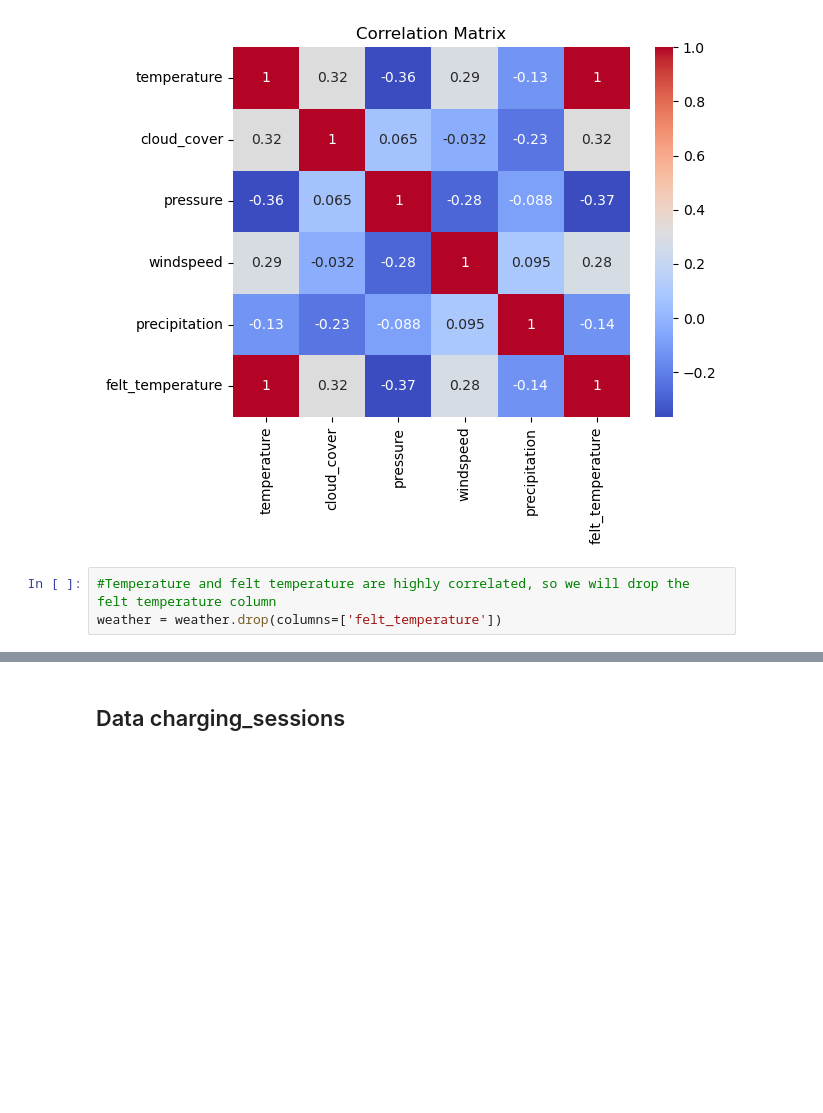
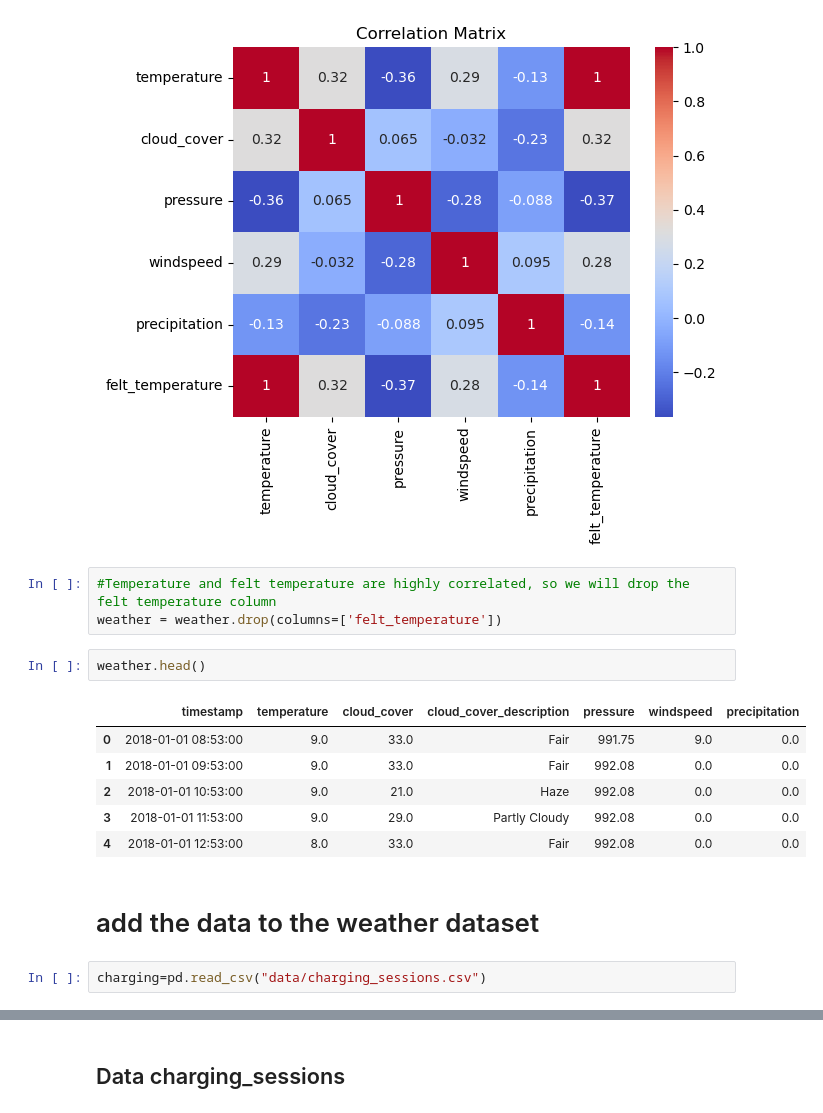
Before and after one commit to JanRkck/AA24, a Jupyter notebook: merged_notebook.ipynb, the cells around one changed output, grey strips where cells are left out. Drawn from its saved outputs; the diff is of its cells as text; blank space fills up the shorter version.

```diff
--- a/merged_notebook.ipynb
+++ b/merged_notebook.ipynb
@@ -352,3 +352,16 @@ plt.show()
 # %%
 #Temperature and felt temperature are highly correlated, so we will drop the felt temperature column
 weather = weather.drop(columns=['felt_temperature'])
+# %%
+weather.head()
+# %% [output]
+|  | timestamp | temperature | cloud_cover | cloud_cover_description | pressure | windspeed | precipitation |
+| 0 | 2018-01-01 08:53:00 | 9.0 | 33.0 | Fair | 991.75 | 9.0 | 0.0 |
+| 1 | 2018-01-01 09:53:00 | 9.0 | 33.0 | Fair | 992.08 | 0.0 | 0.0 |
+| 2 | 2018-01-01 10:53:00 | 9.0 | 21.0 | Haze | 992.08 | 0.0 | 0.0 |
+| 3 | 2018-01-01 11:53:00 | 9.0 | 29.0 | Partly Cloudy | 992.08 | 0.0 | 0.0 |
+| 4 | 2018-01-01 12:53:00 | 8.0 | 33.0 | Fair | 992.08 | 0.0 | 0.0 |
+# %% [markdown]
+# add the data to the weather dataset
+# %%
+charging=pd.read_csv("data/charging_sessions.csv")
```
Also changed, not shown: parts of 22 cells of this notebook.
